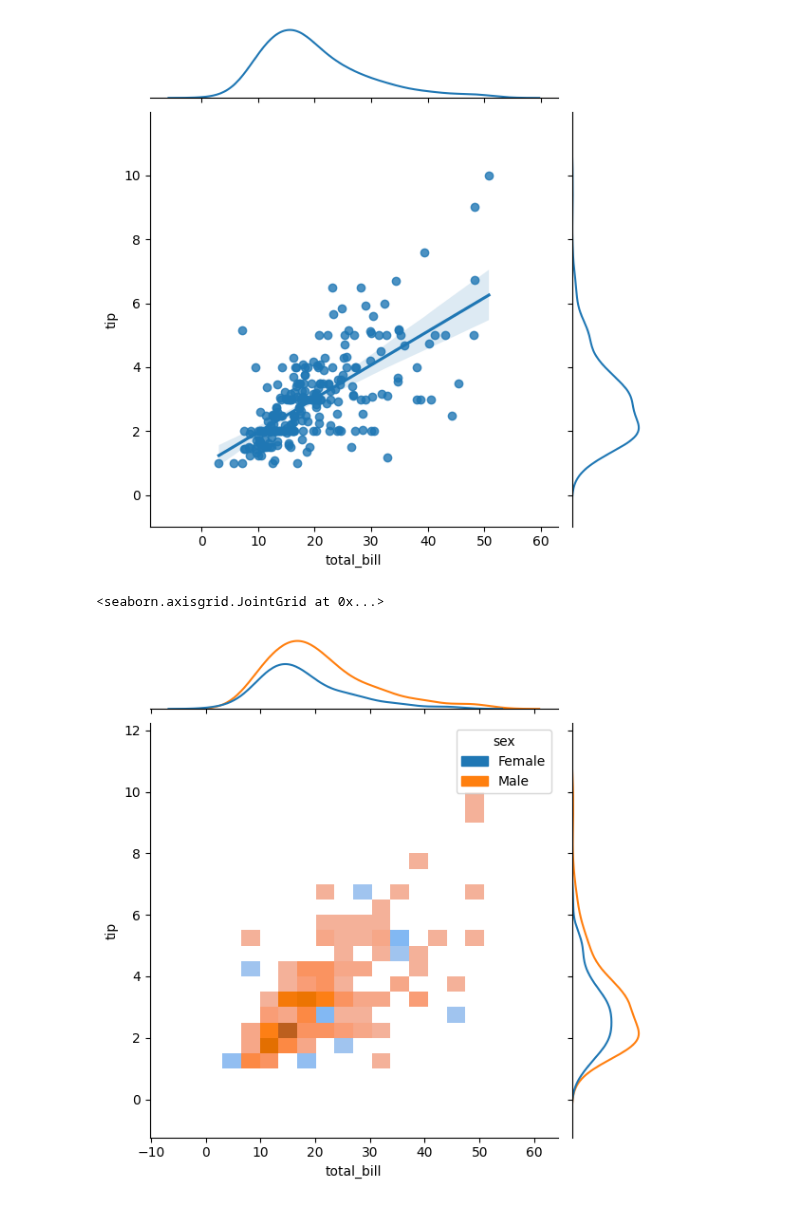
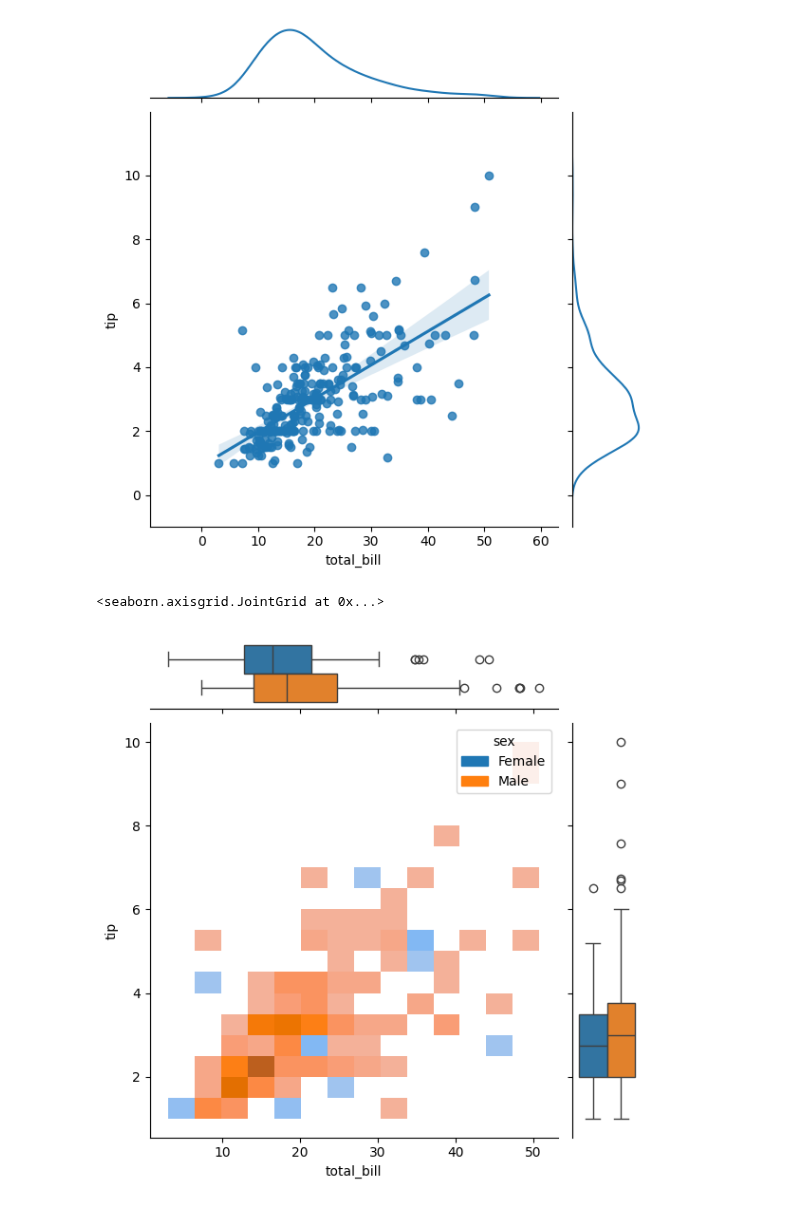
Before and after one commit to Abhishek6706/Fundamentals, a Jupyter notebook: Seaborn/seaborn.ipynb, the cells around one changed output. Drawn from its saved outputs; the diff is of its cells as text; code cells hidden in the pictures.

```diff
--- a/Seaborn/seaborn.ipynb
+++ b/Seaborn/seaborn.ipynb
@@ -1740,7 +1740,7 @@ g.plot(sns.regplot, sns.kdeplot)
 [figure]
 # %%
 g = sns.JointGrid(data=tips_df, x='total_bill', y='tip', hue='sex')
-g.plot(sns.histplot, sns.kdeplot)
+g.plot(sns.histplot, sns.boxplot)
 # %% [output]
 <seaborn.axisgrid.JointGrid at 0x...>
-[figure, old version]
+[figure, new version]
```
Also changed, not shown: parts of 6 cells of this notebook.
